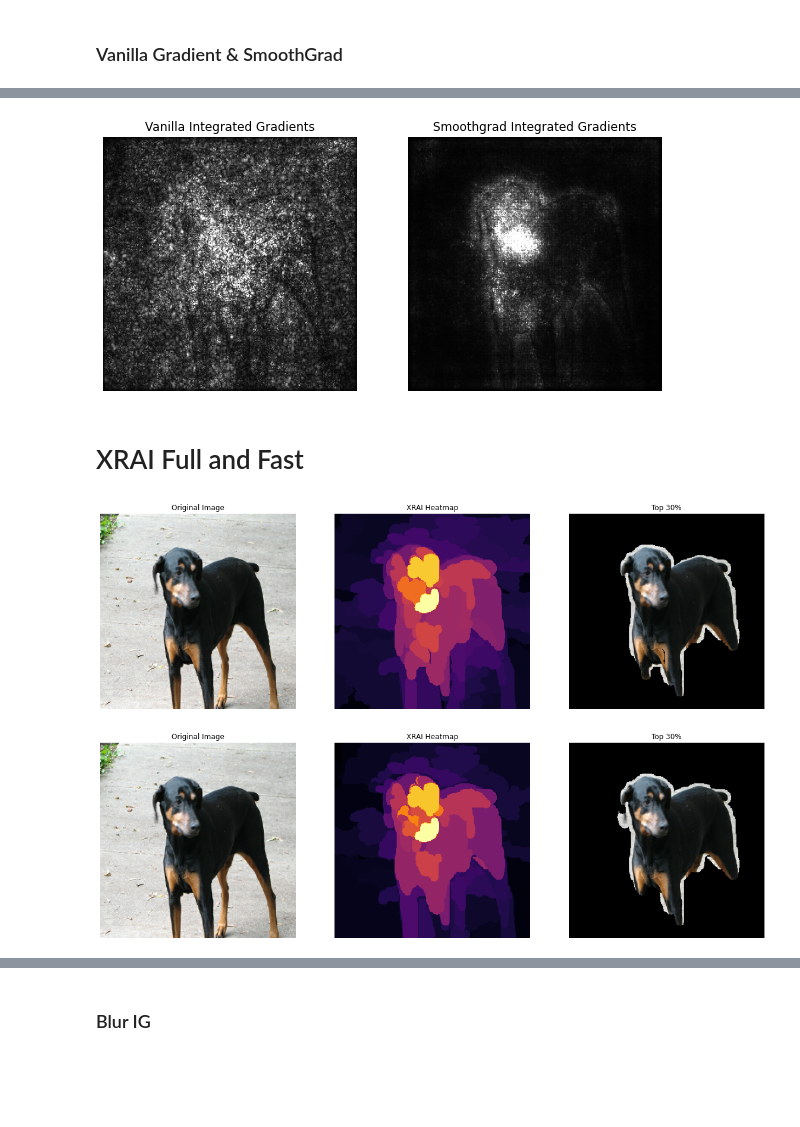
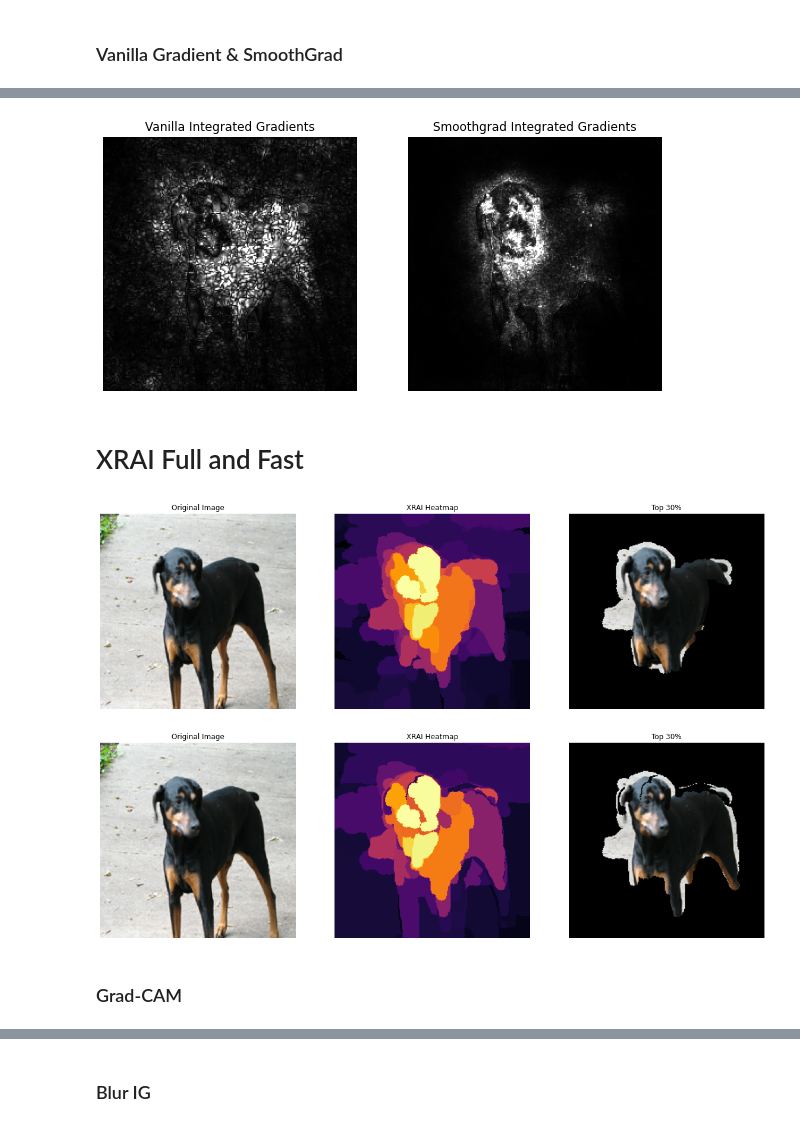
Before and after one commit to PAIR-code/saliency, a Jupyter notebook: Examples_core.ipynb, the cells around one changed output, grey strips where cells are left out. Drawn from its saved outputs; the diff is of its cells as text; code cells hidden in the pictures; blank space fills up the shorter version.

```diff
--- a/Examples_core.ipynb
+++ b/Examples_core.ipynb
@@ -89,0 +81,4 @@ images = tf.keras.layers.Input((None, 299, 299, 3))
+# %%
+m = tf.keras.applications.vgg16.VGG16(weights='imagenet', include_top=True)
+conv_layer = m.get_layer('block5_conv3')
+model = tf.keras.models.Model([m.inputs], [conv_layer.output, m.output])
@@ -90,31 +89,33 @@ images = tf.keras.layers.Input((None, 299, 299, 3))
 # %%
 class_idx_str = 'class_idx_str'
 def call_model_function(images, call_model_args={}, expected_keys=None):
+    target_class_idx =  call_model_args[class_idx_str]
     images = tf.convert_to_tensor(images)
     with tf.GradientTape() as tape:
-        tape.watch(images)
-        endpoints = m(images)
-        conv_layer = endpoints['InceptionV3/Mixed_7c']
-        output_layer = endpoints['InceptionV3/Predictions']
-    if expected_keys==[saliency.base.OUTPUT_LAYER_GRADIENTS]:
-        gradients = np.array(tape.gradient(output_layer, images))
-        return {saliency.base.OUTPUT_LAYER_GRADIENTS: gradients}
-    else:
-        gradients = np.array(tape.gradient(conv_layer, images))
-        return {saliency.base.CONVOLUTION_LAYER_GRADIENTS: gradients,
-                saliency.base.CONVOLUTION_LAYER_VALUES: conv_layer}
+        if expected_keys==[saliency.base.OUTPUT_LAYER_GRADIENTS]:
+            tape.watch(images)
+            _, output_layer = model(images)
+            output_layer = output_layer[:,target_class_idx]
+            gradients = np.array(tape.gradient(output_layer, images))
+            return {saliency.base.OUTPUT_LAYER_GRADIENTS: gradients}
+        else:
+            conv_layer, output_layer = model(images)
+            gradients = np.array(tape.gradient(output_layer, conv_layer))
+            return {saliency.base.CONVOLUTION_LAYER_GRADIENTS: gradients,
+                    saliency.base.CONVOLUTION_LAYER_VALUES: conv_layer}
 # %% [markdown]
 ### Load an image and infer
 # %%
 # Load the image
-im = LoadImage('./doberman.png')
+im_orig = LoadImage('./doberman.png')
+im = PreprocessImage(im_orig)
 
 # Show the image
-ShowImage(im)
+ShowImage(im_orig)
 
-endpoints = m(np.array([im]))
-prediction_class = np.argmax(endpoints['InceptionV3/Predictions'][0])
+_, predictions = model(np.array([im]))
+prediction_class = np.argmax(predictions[0])
 call_model_args = {class_idx_str: prediction_class}
 
-print("Prediction class: " + str(prediction_class))  # Should be a doberman, class idx = 237
+print("Prediction class: " + str(prediction_class))  # Should be a doberman, class idx = 236
 # %% [output]
@@ -150,10 +153,9 @@ ShowGrayscaleImage(smoothgrad_mask_grayscale, title='SmoothGrad', ax=P.subplot(R
 # %%
-# Construct the saliency object. This doesn't yet compute the saliency mask, it just sets up the necessary ops.
+# Construct the saliency object. This alone doesn't do anthing.
 integrated_gradients = saliency.IntegratedGradients()
 
 # Baseline is a black image.
 baseline = np.zeros(im.shape)
-baseline.fill(-1)
 
 # Compute the vanilla mask and the smoothed mask.
 vanilla_integrated_gradients_mask_3d = integrated_gradients.GetMask(
@@ -176,11 +178,11 @@ P.figure(figsize=(ROWS * UPSCALE_FACTOR, COLS * UPSCALE_FACTOR))
 ShowGrayscaleImage(vanilla_mask_grayscale, title='Vanilla Integrated Gradients', ax=P.subplot(ROWS, COLS, 1))
 ShowGrayscaleImage(smoothgrad_mask_grayscale, title='Smoothgrad Integrated Gradients', ax=P.subplot(ROWS, COLS, 2))
 # %% [output]
-[figure, old version]
+[figure, new version]
 # %% [markdown]
 # XRAI Full and Fast
 # %%
-# Construct the saliency object. This doesn't yet compute the saliency mask, it just sets up the necessary ops.
+# Construct the saliency object. This alone doesn't do anthing.
 xrai_object = saliency.XRAI()
 
 # Compute XRAI attributions with default parameters
@@ -193,42 +195,44 @@ UPSCALE_FACTOR = 20
 P.figure(figsize=(ROWS * UPSCALE_FACTOR, COLS * UPSCALE_FACTOR))
 
 # Show original image
-ShowImage(im, title='Original Image', ax=P.subplot(ROWS, COLS, 1))
+ShowImage(im_orig, title='Original Image', ax=P.subplot(ROWS, COLS, 1))
 
 # Show XRAI heatmap attributions
 ShowHeatMap(xrai_attributions, title='XRAI Heatmap', ax=P.subplot(ROWS, COLS, 2))
 
 # Show most salient 30% of the image
 mask = xrai_attributions > np.percentile(xrai_attributions, 70)
-im_mask = np.array(im)
+im_mask = np.array(im_orig)
 im_mask[~mask] = 0
 ShowImage(im_mask, title='Top 30%', ax=P.subplot(ROWS, COLS, 3))
 # %% [output]
-[figure, old version]
+[figure, new version]
 # %%
 # Create XRAIParameters and set the algorithm to fast mode which will produce an approximate result.
 xrai_params = saliency.XRAIParameters()
 xrai_params.algorithm = 'fast'
 
 # Compute XRAI attributions with fast algorithm
 xrai_attributions_fast = xrai_object.GetMask(im, call_model_function, call_model_args, extra_parameters=xrai_params, batch_size=20)
 
 # Set up matplot lib figures.
 ROWS = 1
 COLS = 3
 UPSCALE_FACTOR = 20
 P.figure(figsize=(ROWS * UPSCALE_FACTOR, COLS * UPSCALE_FACTOR))
 
 # Show original image
-ShowImage(im, title='Original Image', ax=P.subplot(ROWS, COLS, 1))
+ShowImage(im_orig, title='Original Image', ax=P.subplot(ROWS, COLS, 1))
 
 # Show XRAI heatmap attributions
 ShowHeatMap(xrai_attributions_fast, title='XRAI Heatmap', ax=P.subplot(ROWS, COLS, 2))
 
 # Show most salient 30% of the image
 mask = xrai_attributions_fast > np.percentile(xrai_attributions_fast, 70)
-im_mask = np.array(im)
+im_mask = np.array(im_orig)
 im_mask[~mask] = 0
 ShowImage(im_mask, 'Top 30%', ax=P.subplot(ROWS, COLS, 3))
 # %% [output]
-[figure, old version]
+[figure, new version]
+# %% [markdown]
+### Grad-CAM
```
Also changed, not shown: parts of 17 cells of this notebook, 6 other files.
